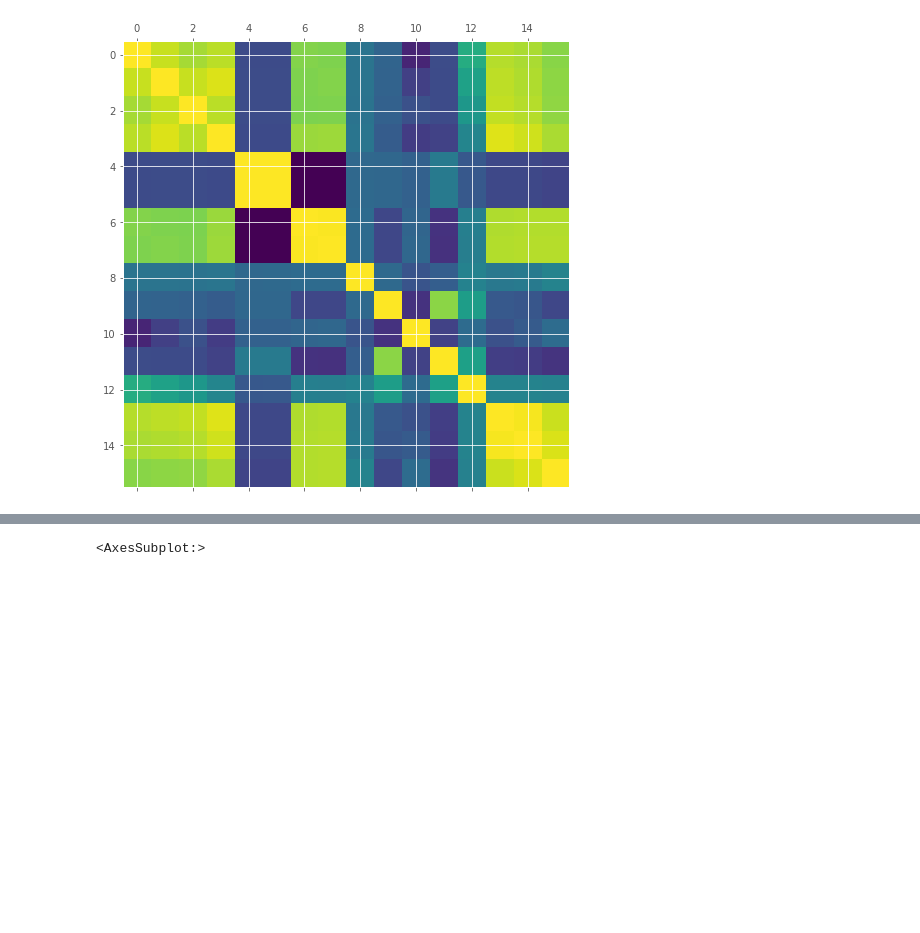
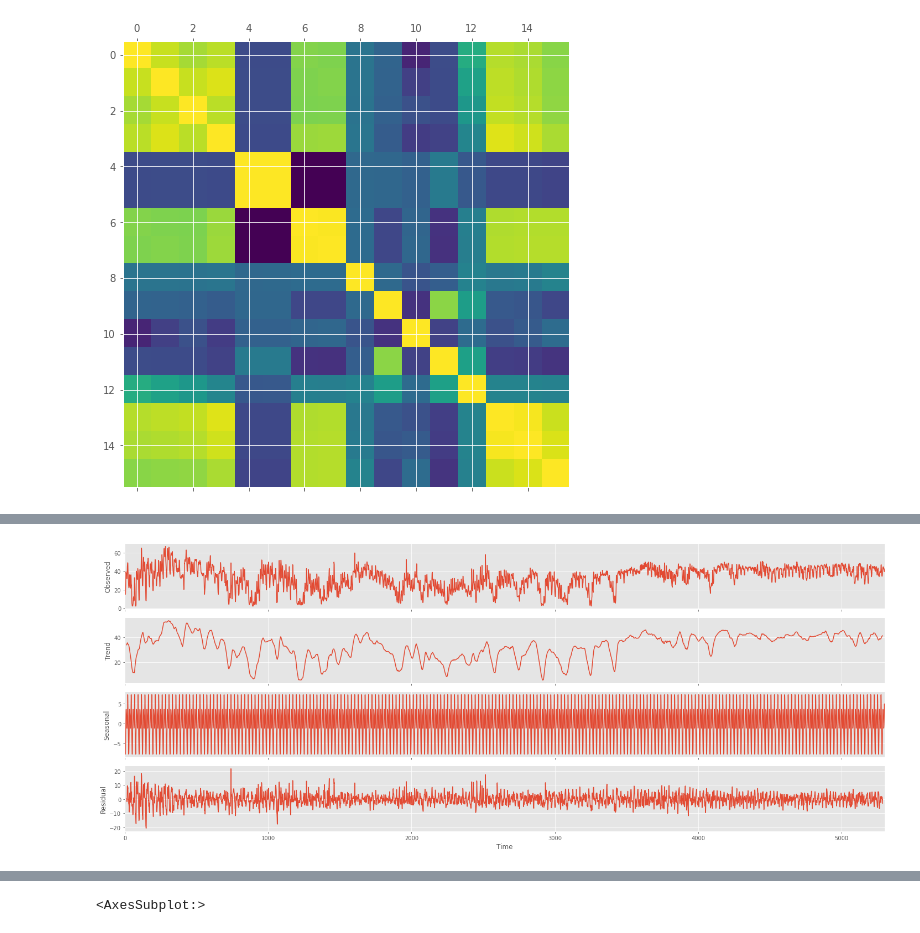
Before and after one commit to xBorja042/Energy_price_prediction, a Jupyter notebook: initial_data_Exploration.ipynb, the cells around one changed output, grey strips where cells are left out. Cells and saved outputs as stored; diff of their text form; code cells hidden in the pictures; blank space fills up the shorter version.

Commit message:
Added first ml part and data import

```diff
--- a/initial_data_Exploration.ipynb
+++ b/initial_data_Exploration.ipynb
@@ -180,0 +186,11 @@ df['esp'].iloc[:5300].plot(linewidth  = 0.8)
+# %%
+from random import randrange
+from pandas import Series
+from matplotlib import pyplot
+from statsmodels.tsa.seasonal import seasonal_decompose
+
+result = seasonal_decompose(df['esp'].iloc[:5300].values, model='additive', freq = 24)
+result.plot()
+pyplot.show()
+# %% [output]
+[figure, added]
```
Also changed, not shown: parts of 12 cells of this notebook, 4 other files.
